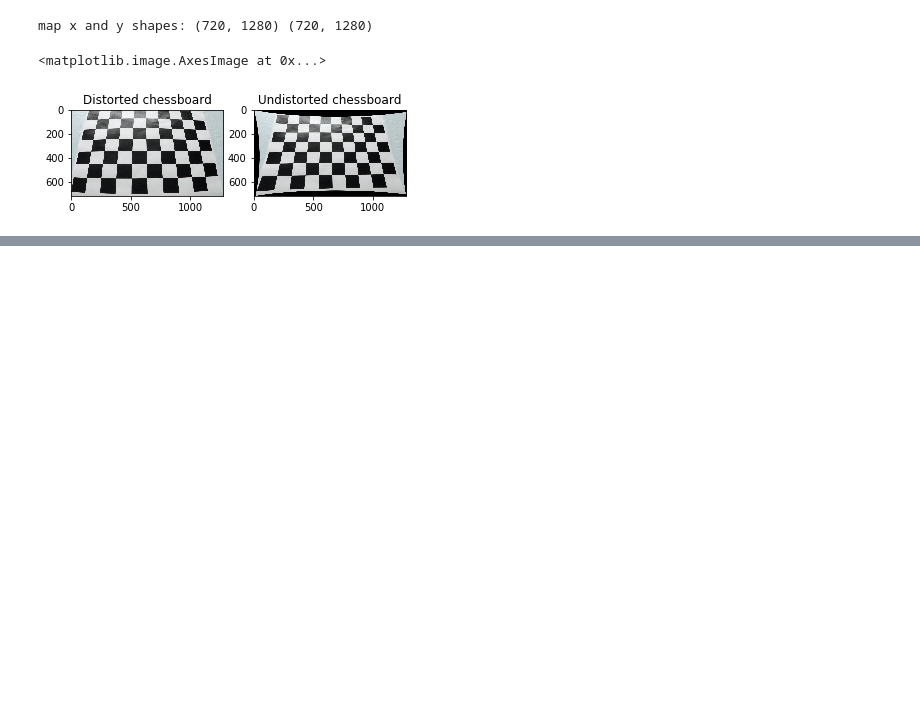
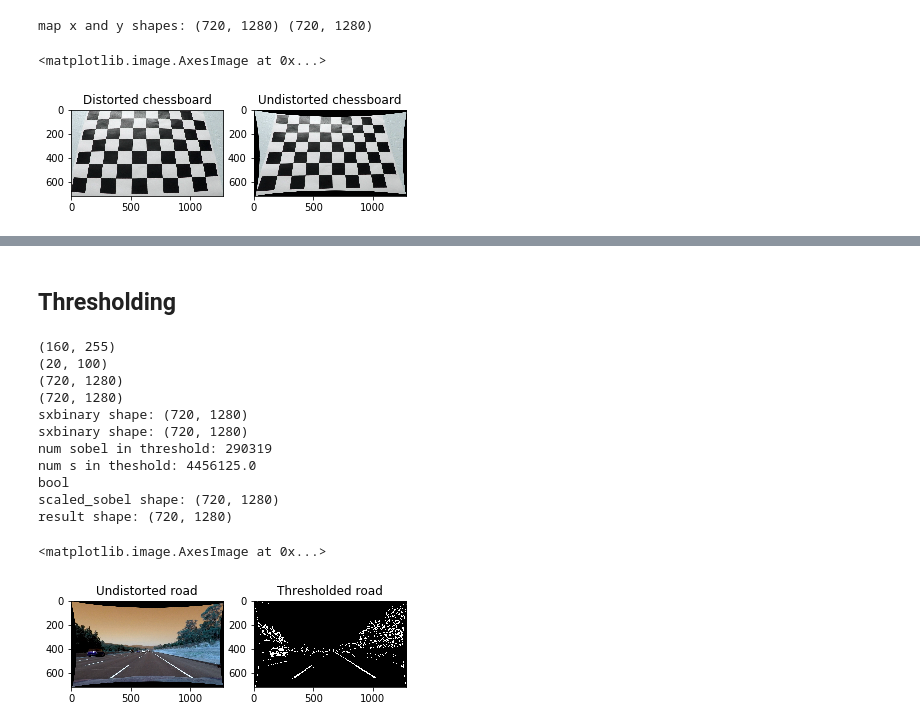
Before and after one commit to mandermo/CarND-Advanced-Lane-Lines, a Jupyter notebook: AdvancedLaneFinding.ipynb, the cells around one changed output, grey strips where cells are left out. Saved outputs shown, nothing was run; the diff lists cells and outputs as text; code cells hidden in the pictures; blank space fills up the shorter version.

Commit message:
Warp of lane, thresholding and bad lane finding

```diff
--- a/AdvancedLaneFinding.ipynb
+++ b/AdvancedLaneFinding.ipynb
@@ -130,0 +85,73 @@ True
+# %% [markdown]
+## Thresholding
+# %%
+# Thresholding of the warped image.
+def pipeline(img, s_thresh=(170, 255), sx_thresh=(20, 100)):
+    print(s_thresh)
+    print(sx_thresh)
+    img = np.copy(img)
+    # Convert to HLS color space and separate the V channel
+    hls = cv2.cvtColor(img, cv2.COLOR_RGB2HLS).astype(np.float)
+    l_channel = hls[:,:,1]
+    s_channel = hls[:,:,2]
+    #print('s_channel: {}'.format(s_channel[-100:-80,-100:-80]))
+    # Sobel x
+    sobelx = cv2.Sobel(l_channel, cv2.CV_64F, 1, 0) # Take the derivative in x
+    print(sobelx.shape)
+    abs_sobelx = np.absolute(sobelx) # Absolute x derivative to accentuate lines away from horizontal
+    scaled_sobel = np.uint8(255*abs_sobelx/np.max(abs_sobelx))
+    print(scaled_sobel.shape)
+
+    # Threshold x gradient
+    sxbinary = np.zeros_like(scaled_sobel)
+    print('sxbinary shape: {}'.format(sxbinary.shape))
+    sxbinary[(scaled_sobel >= sx_thresh[0]) & (scaled_sobel <= sx_thresh[1])] = 255
+    print('sxbinary shape: {}'.format(sxbinary.shape))
+    print('num sobel in threshold: {}'.format(sum(sum(sxbinary))))
+
+    kernel = np.ones((7,7),np.uint8)
+    sxmorph = cv2.dilate(sxbinary,kernel,iterations = 1)
+
+    # Threshold color channel
+    s_binary = np.zeros_like(s_channel)
+    s_binary[(s_channel >= s_thresh[0]) & (s_channel <= s_thresh[1])] = 255
+    print('num s in theshold: {}'.format(sum(sum(s_binary))))
+    # Stack each channel
+    # Note color_binary[:, :, 0] is all 0s, effectively an all black image. It might
+    # be beneficial to replace this channel with something else.
+    color_binary = np.dstack(( np.zeros_like(sxbinary), sxbinary, s_binary)) * 255
+    #return np.logical_and(sxmorph == 1, s_binary == 1)
+    print((sxbinary == 1).dtype)
+    print('scaled_sobel shape: {}'.format(scaled_sobel.shape))
+    result = np.zeros_like(scaled_sobel)
+    print('result shape: {}'.format(result.shape))
+    result[(sxbinary > 0) | (s_binary > 0)] = 255
+    return result
+
+distorted = cv2.imread('test_images/straight_lines2.jpg')
+undistorted = undistortRoadImg(distorted)
+
+thresholded = pipeline(undistorted, s_thresh=(160,255), sx_thresh=(20, 100))
+cv2.imwrite('output_images/thresholded_image.jpg', thresholded)
+
+plt.subplot(121)
+plt.title('Undistorted road')
+plt.imshow(undistorted)
+
+plt.subplot(122)
+plt.title('Thresholded road')
+plt.imshow(thresholded, cmap='gray')
+# %% [output]
+(160, 255)
+(20, 100)
+(720, 1280)
+(720, 1280)
+sxbinary shape: (720, 1280)
+sxbinary shape: (720, 1280)
+num sobel in threshold: 290319
+num s in theshold: 4456125.0
+bool
+scaled_sobel shape: (720, 1280)
+result shape: (720, 1280)
+<matplotlib.image.AxesImage at 0x...>
+[figure, added]
```
Also changed, not shown: parts of 6 cells of this notebook.
